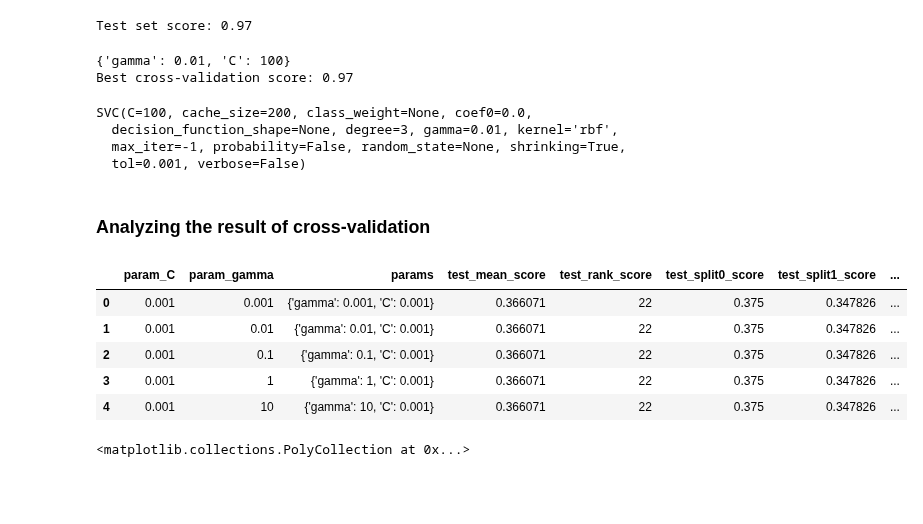
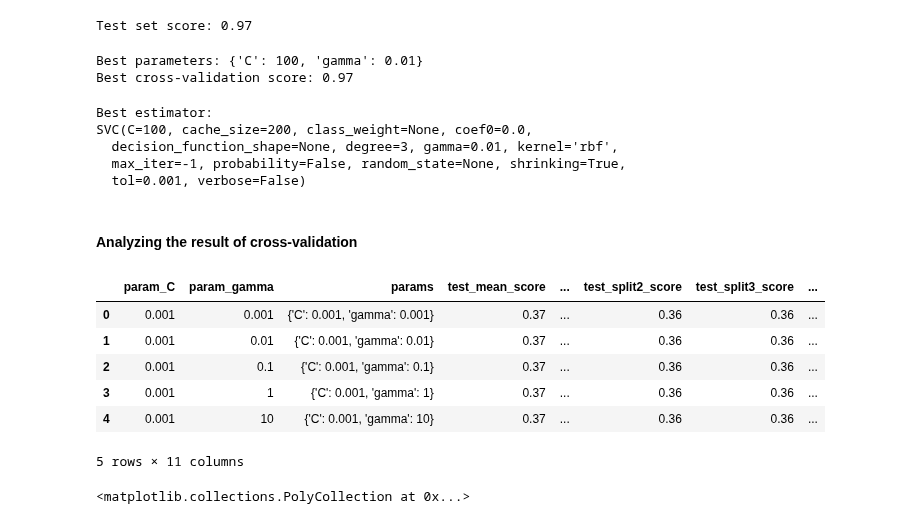
Before and after one commit to amueller/introduction_to_ml_with_python, a Jupyter notebook: 05-model-evaluation-and-improvement.ipynb, the cells around one changed output. Cells and saved outputs as stored; diff of their text form; code cells hidden in the pictures; blank space fills up the shorter version.

```diff
--- a/05-model-evaluation-and-improvement.ipynb
+++ b/05-model-evaluation-and-improvement.ipynb
@@ -251,7 +258,8 @@ from sklearn.model_selection import GridSearchCV
 from sklearn.svm import SVC
 grid_search = GridSearchCV(SVC(), param_grid, cv=5)
 # %%
-X_train, X_test, y_train, y_test = train_test_split(iris.data, iris.target, random_state=0)
+X_train, X_test, y_train, y_test = train_test_split(iris.data, iris.target,
+                                                    random_state=0)
 # %%
 grid_search.fit(X_train, y_train)
 # %% [output]
@@ -268,33 +276,35 @@ print("Test set score: %.2f" % grid_search.score(X_test, y_test))
 # %% [output]
 Test set score: 0.97
 # %%
-print(grid_search.best_params_)
-print("Best cross-validation score: %.2f" % grid_search.best_score_)
+print("Best parameters: {}".format(grid_search.best_params_))
+print("Best cross-validation score: {:.2f}".format(grid_search.best_score_))
 # %% [output]
-{'gamma': 0.01, 'C': 100}
+Best parameters: {'C': 100, 'gamma': 0.01}
 Best cross-validation score: 0.97
-# %%
-grid_search.best_estimator_
-# %% [output]
-SVC(C=100, cache_size=200, class_weight=None, coef0=0.0,
-  decision_function_shape=None, degree=3, gamma=0.01, kernel='rbf',
-  max_iter=-1, probability=False, random_state=None, shrinking=True,
-  tol=0.001, verbose=False)
+# %%
+print("Best estimator:\n{}".format(grid_search.best_estimator_))
+# %% [output]
+Best estimator:
+SVC(C=100, cache_size=200, class_weight=None, coef0=0.0,
+  decision_function_shape=None, degree=3, gamma=0.01, kernel='rbf',
+  max_iter=-1, probability=False, random_state=None, shrinking=True,
+  tol=0.001, verbose=False)
 # %% [markdown]
-### Analyzing the result of cross-validation
+#### Analyzing the result of cross-validation
 # %%
 import pandas as pd
 # convert to Dataframe
 results = pd.DataFrame(grid_search.results_)
 # Show the first 5 rows
-results.head()
+display(results.head())
 # %% [output]
-|  | param_C | param_gamma | params | test_mean_score | test_rank_score | test_split0_score | test_split1_score | ... |
-| 0 | 0.001 | 0.001 | {'gamma': 0.001, 'C': 0.001} | 0.366071 | 22 | 0.375 | 0.347826 | ... |
-| 1 | 0.001 | 0.01 | {'gamma': 0.01, 'C': 0.001} | 0.366071 | 22 | 0.375 | 0.347826 | ... |
-| 2 | 0.001 | 0.1 | {'gamma': 0.1, 'C': 0.001} | 0.366071 | 22 | 0.375 | 0.347826 | ... |
-| 3 | 0.001 | 1 | {'gamma': 1, 'C': 0.001} | 0.366071 | 22 | 0.375 | 0.347826 | ... |
-| 4 | 0.001 | 10 | {'gamma': 10, 'C': 0.001} | 0.366071 | 22 | 0.375 | 0.347826 | ... |
+|  | param_C | param_gamma | params | test_mean_score | ... | test_split2_score | test_split3_score | ... |
+| 0 | 0.001 | 0.001 | {'C': 0.001, 'gamma': 0.001} | 0.37 | ... | 0.36 | 0.36 | ... |
+| 1 | 0.001 | 0.01 | {'C': 0.001, 'gamma': 0.01} | 0.37 | ... | 0.36 | 0.36 | ... |
+| 2 | 0.001 | 0.1 | {'C': 0.001, 'gamma': 0.1} | 0.37 | ... | 0.36 | 0.36 | ... |
+| 3 | 0.001 | 1 | {'C': 0.001, 'gamma': 1} | 0.37 | ... | 0.36 | 0.36 | ... |
+| 4 | 0.001 | 10 | {'C': 0.001, 'gamma': 10} | 0.37 | ... | 0.36 | 0.36 | ... |
+5 rows × 11 columns
 # %%
 scores = np.array(results.test_mean_score).reshape(6, 6)
 
```
Also changed, not shown: parts of 82 cells of this notebook, 4 other files.
